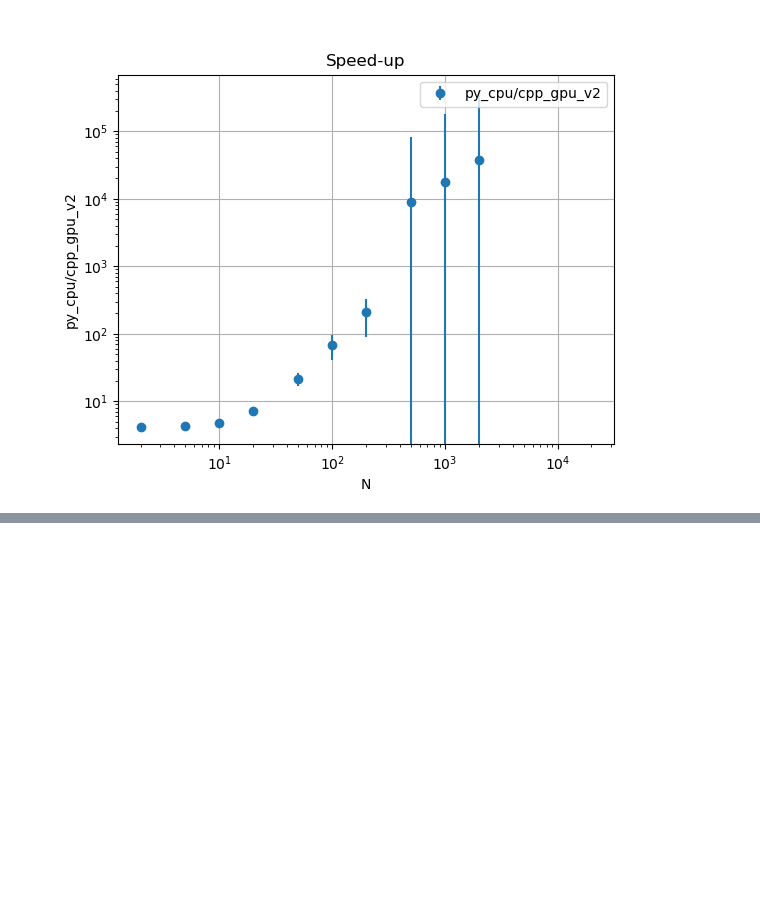
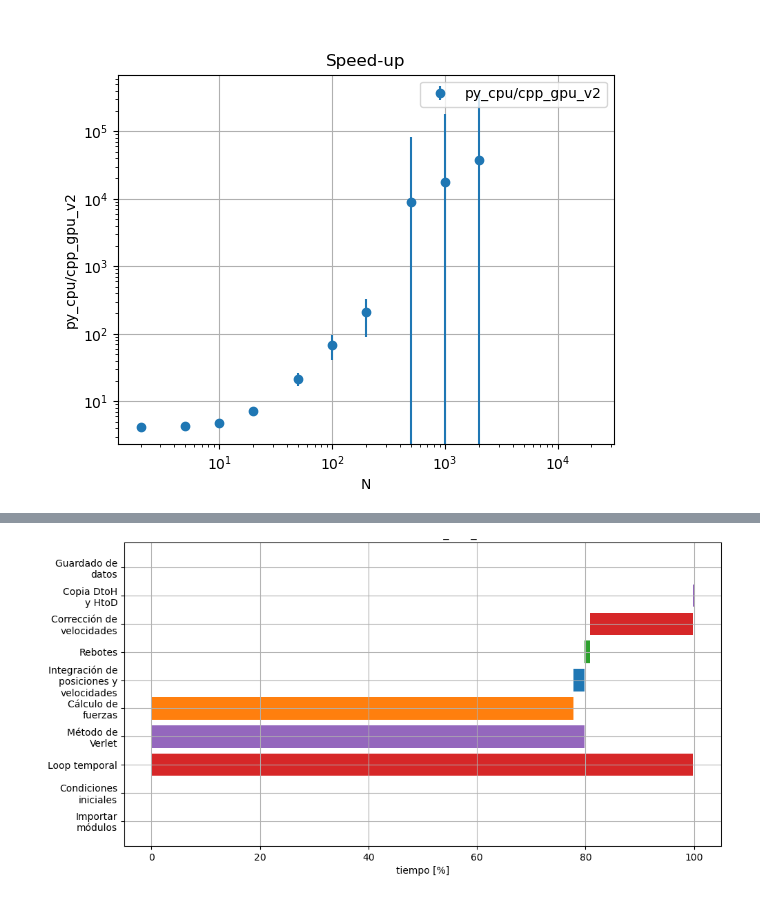
Before and after one commit to Lupama2/Maestria-Bunkin-equlibrio-en-avalancha, a Jupyter notebook: graficos_rendimiento.ipynb, the cells around one changed output, grey strips where cells are left out. Drawn from its saved outputs; the diff is of its cells as text; code cells hidden in the pictures; blank space fills up the shorter version.

Commit message:
Termino de hacer los profiling

```diff
--- a/graficos_rendimiento.ipynb
+++ b/graficos_rendimiento.ipynb
@@ -210,0 +205,20 @@ profiling(procesos, titulo)
+# %%
+titulo = "Profiling de cpp_gpu_v1"
+
+procesos = [
+    ("Importar\nmódulos", 0, 0),
+    ("Condiciones\niniciales", 0, 0),
+    ("Loop temporal", 0, 100 - 0.14 - 0.13),
+    ("Método de\nVerlet", 0, 100 - 18.94 - 1.03 - 0.14 - 0.13),
+    ("Cálculo de\nfuerzas", 0, 77.73),
+    ("Integración de\nposiciones y\nvelocidades", 77.73, 77.73 + 1.06 + 0.99),
+    ("Rebotes", 77.73 + 1.06 + 0.99, 77.73 + 1.06 + 0.99 + 1.03),
+    ("Corrección de\nvelocidades", 77.73 + 1.06 + 0.99 + 1.03, 77.73 + 1.06 + 0.99 + 1.03 + 18.94),
+    ("Copia DtoH\ny HtoD", 100 - 0.14 - 0.13, 100 - 0.14 - 0.13 + 0.14 + 0.13),
+    ("Guardado de\ndatos", 100, 100),
+]
+
+
+profiling(procesos, titulo)
+# %% [output]
+[figure, added]
```
Also changed, not shown: parts of 7 cells of this notebook, 5 other files.
